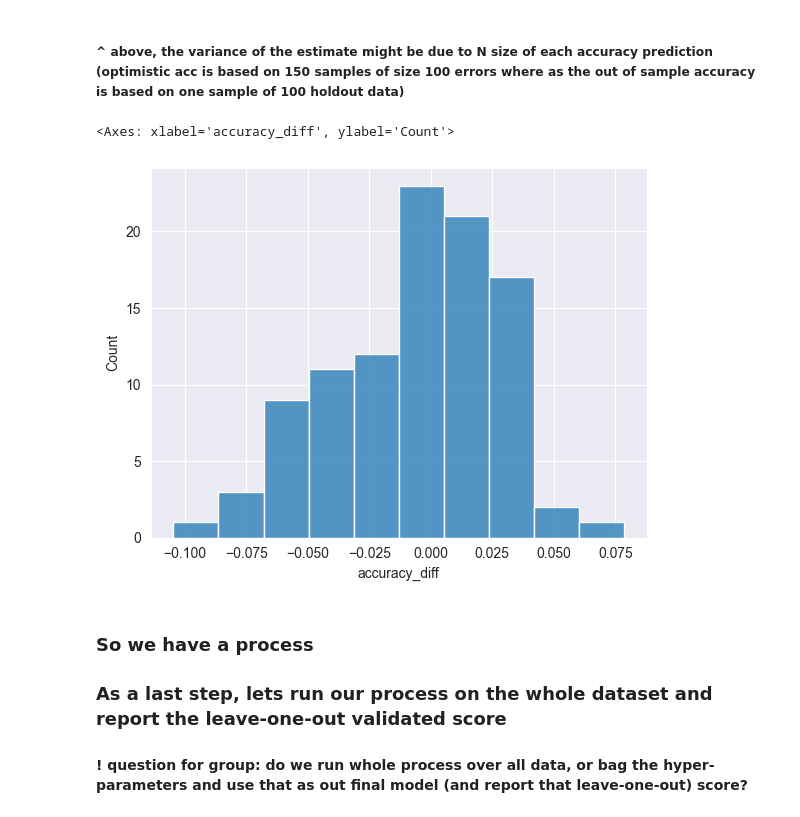
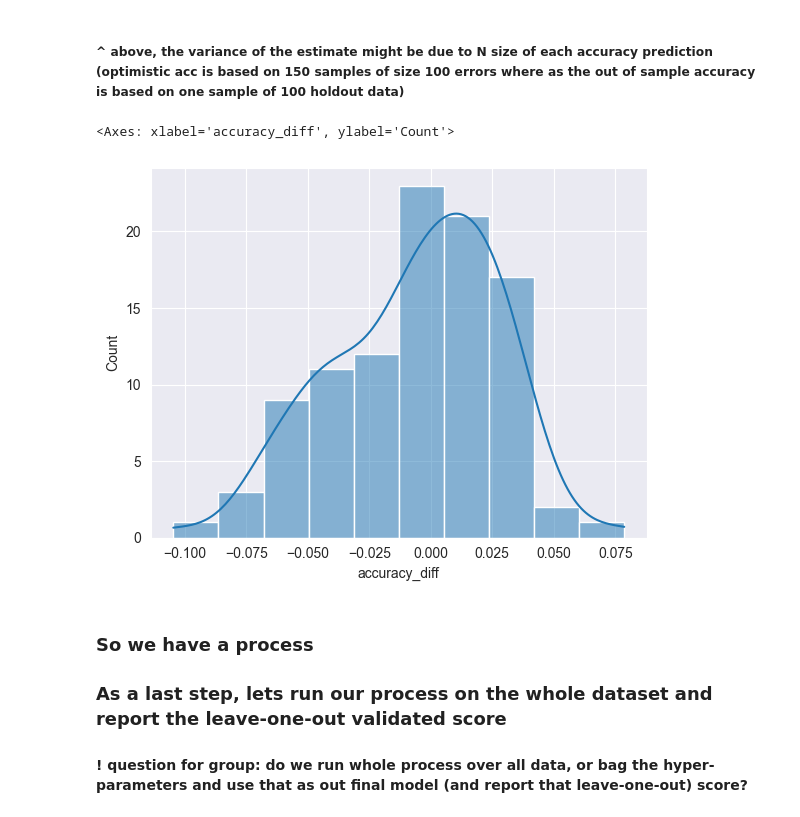
Before and after one commit to vaughankraska/BIKES_SML, a Jupyter notebook: notebooks/optimal_xg_boost.ipynb, the cells around one changed output. Cells and saved outputs as stored; diff of their text form; code cells hidden in the pictures.

```diff
--- a/notebooks/optimal_xg_boost.ipynb
+++ b/notebooks/optimal_xg_boost.ipynb
@@ -102,10 +103,10 @@ plt.xlabel('Accuracy distribution')
 ##### ^ above, the variance of the estimate might be due to N size of each accuracy prediction (optimistic acc is based on 150 samples of size 100 errors where as the out of sample accuracy is based on one sample of 100 holdout data)
 # %%
 bs_results['accuracy_diff'] =bs_results['accuracy']-bs_results['optimistic_accuracy']
-histplot(data=bs_results['accuracy_diff'], palette='viridis')
+histplot(data=bs_results['accuracy_diff'], palette='viridis', kde=True)
 # %% [output]
 <Axes: xlabel='accuracy_diff', ylabel='Count'>
-[figure, old version]
+[figure, new version]
 # %% [markdown]
 ### So we have a process
 ### As a last step, lets run our process on the whole dataset and report the leave-one-out validated score
```
Also changed, not shown: parts of 1 cell of this notebook, 3 other files.
